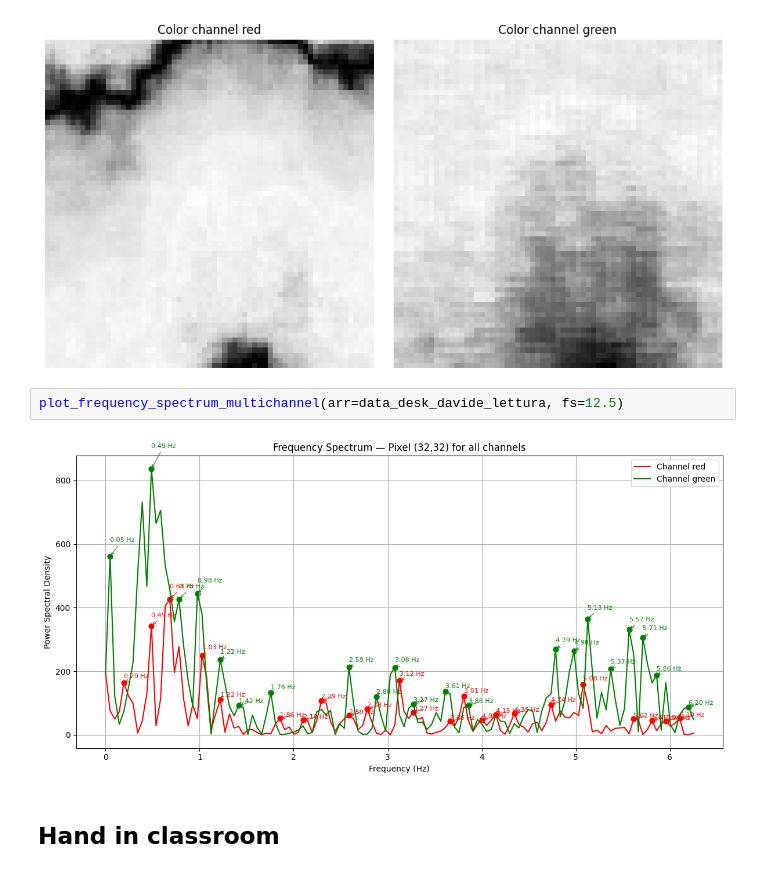
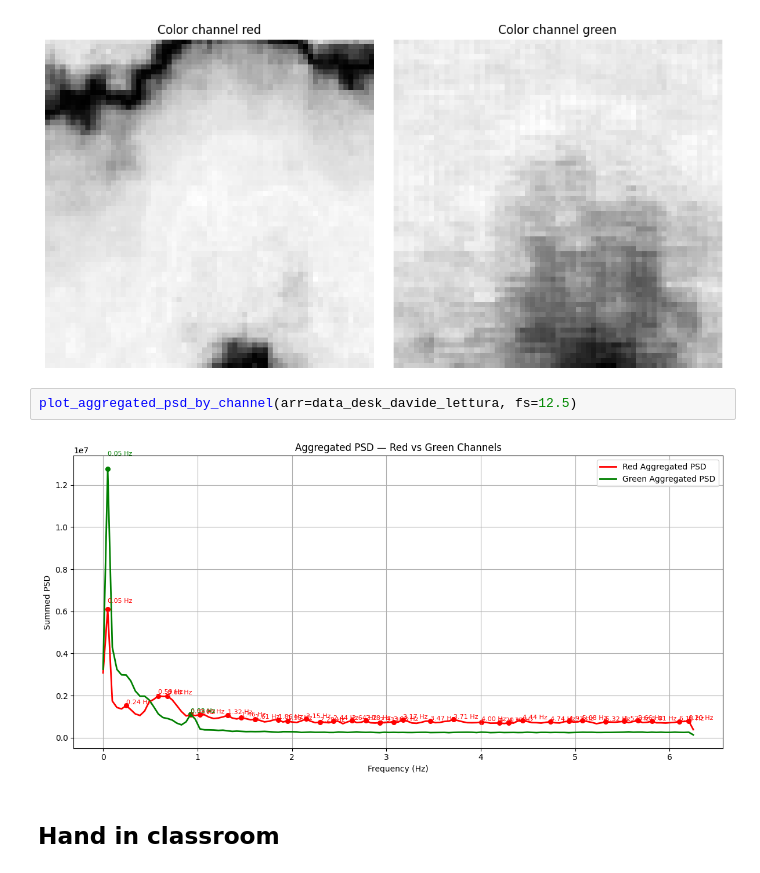
Before and after one commit to Dav-11/spo2_touchless, a Jupyter notebook: img_px2px_diff/px2px_diff_pc/data_analysis.ipynb, the cells around one changed output. Cells and saved outputs as stored; diff of their text form.

```diff
--- a/img_px2px_diff/px2px_diff_pc/data_analysis.ipynb
+++ b/img_px2px_diff/px2px_diff_pc/data_analysis.ipynb
@@ -177,10 +252,10 @@ plot_frequency_spectrum_multichannel(arr=data_desk_davide_relax, fs=12.5)
 plot_pixel_change_matrix(data=data_desk_davide_lettura)
 # %% [output]
 [figure]
-# %%
-plot_frequency_spectrum_multichannel(arr=data_desk_davide_lettura, fs=12.5)
-# %% [output]
-[figure, removed]
+# %%
+plot_aggregated_psd_by_channel(arr=data_desk_davide_lettura, fs=12.5)
+# %% [output]
+[figure, added]
 # %% [markdown]
 ## Hand in classroom
 # %%
```
Also changed, not shown: parts of 23 cells of this notebook, 5 other files.
